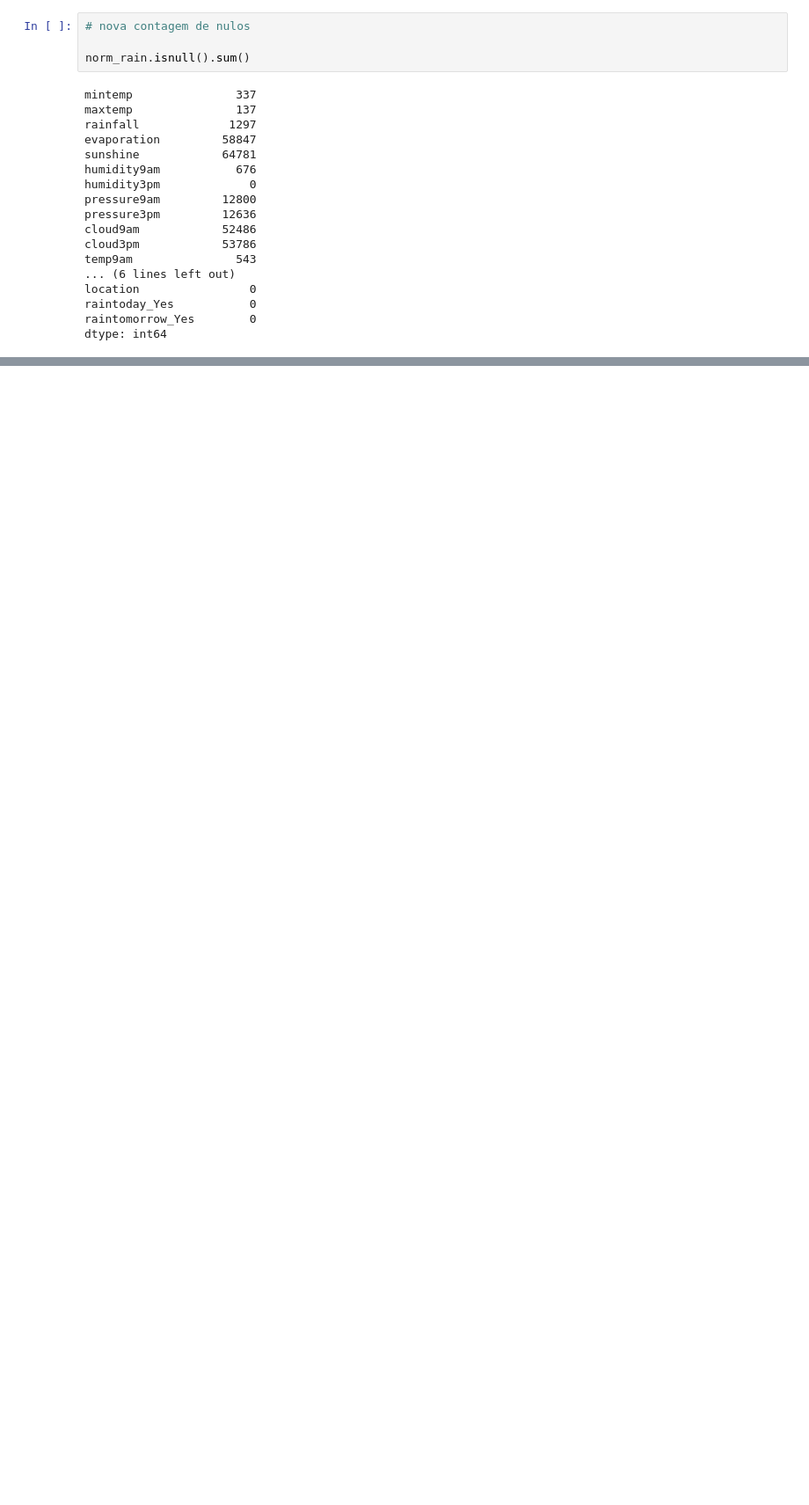
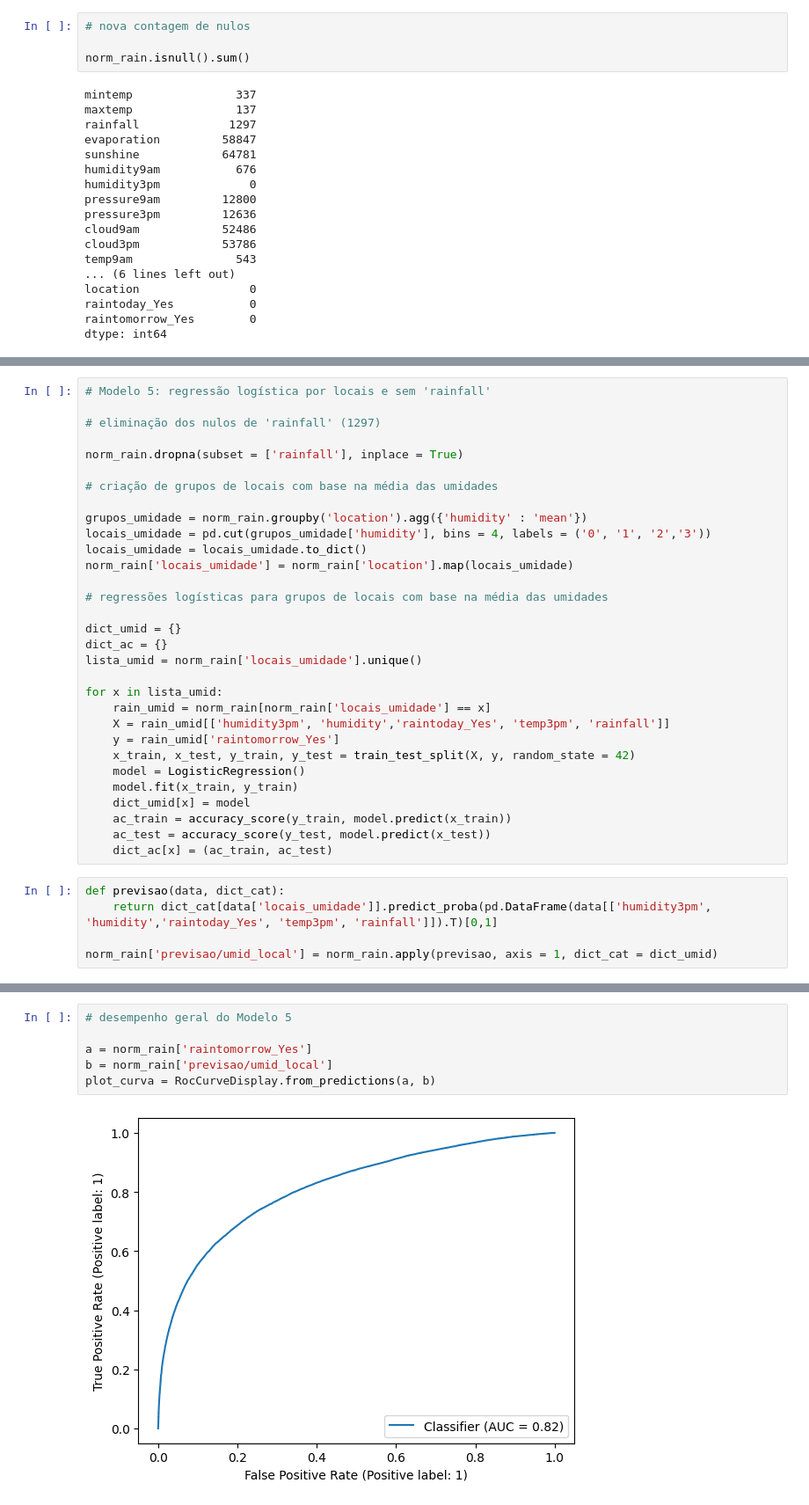
Before and after one commit to vdechen/Case_Itau, a Jupyter notebook: Case_Itau.ipynb, the cells around one changed output, grey strips where cells are left out. Shown: that part at 88% size. Drawn from its saved outputs; the diff is of its cells as text; blank space fills up the shorter version.

```diff
--- a/Case_Itau.ipynb
+++ b/Case_Itau.ipynb
@@ -312,0 +314,36 @@ Index(['mintemp', 'maxtemp', 'rainfall', 'evaporation', 'sunshine',
+# %%
+# Modelo 5: regressão logística por locais e sem 'rainfall'
+
+# eliminação dos nulos de 'rainfall' (1297)
+
+norm_rain.dropna(subset = ['rainfall'], inplace = True)
+
+# criação de grupos de locais com base na média das umidades
+
+grupos_umidade = norm_rain.groupby('location').agg({'humidity' : 'mean'})
+locais_umidade = pd.cut(grupos_umidade['humidity'], bins = 4, labels = ('0', '1', '2','3'))
+locais_umidade = locais_umidade.to_dict()
+norm_rain['locais_umidade'] = norm_rain['location'].map(locais_umidade)
+
+# regressões logísticas para grupos de locais com base na média das umidades
+
+dict_umid = {}
+dict_ac = {}
+lista_umid = norm_rain['locais_umidade'].unique()
+
+for x in lista_umid:
+    rain_umid = norm_rain[norm_rain['locais_umidade'] == x]
+    X = rain_umid[['humidity3pm', 'humidity','raintoday_Yes', 'temp3pm', 'rainfall']]
+    y = rain_umid['raintomorrow_Yes']
+    x_train, x_test, y_train, y_test = train_test_split(X, y, random_state = 42)
+    model = LogisticRegression()
+    model.fit(x_train, y_train)
+    dict_umid[x] = model
+    ac_train = accuracy_score(y_train, model.predict(x_train))
+    ac_test = accuracy_score(y_test, model.predict(x_test))
+    dict_ac[x] = (ac_train, ac_test)
+# %%
+def previsao(data, dict_cat):
+    return dict_cat[data['locais_umidade']].predict_proba(pd.DataFrame(data[['humidity3pm', 'humidity','raintoday_Yes', 'temp3pm', 'rainfall']]).T)[0,1]
+
+norm_rain['previsao/umid_local'] = norm_rain.apply(previsao, axis = 1, dict_cat = dict_umid)
@@ -312,0 +357,8 @@ Index(['mintemp', 'maxtemp', 'rainfall', 'evaporation', 'sunshine',
+# %%
+# desempenho geral do Modelo 5
+
+a = norm_rain['raintomorrow_Yes']
+b = norm_rain['previsao/umid_local']
+plot_curva = RocCurveDisplay.from_predictions(a, b)
+# %% [output]
+[figure, added]
```
Also changed, not shown: parts of 21 cells of this notebook, 4 other files.
